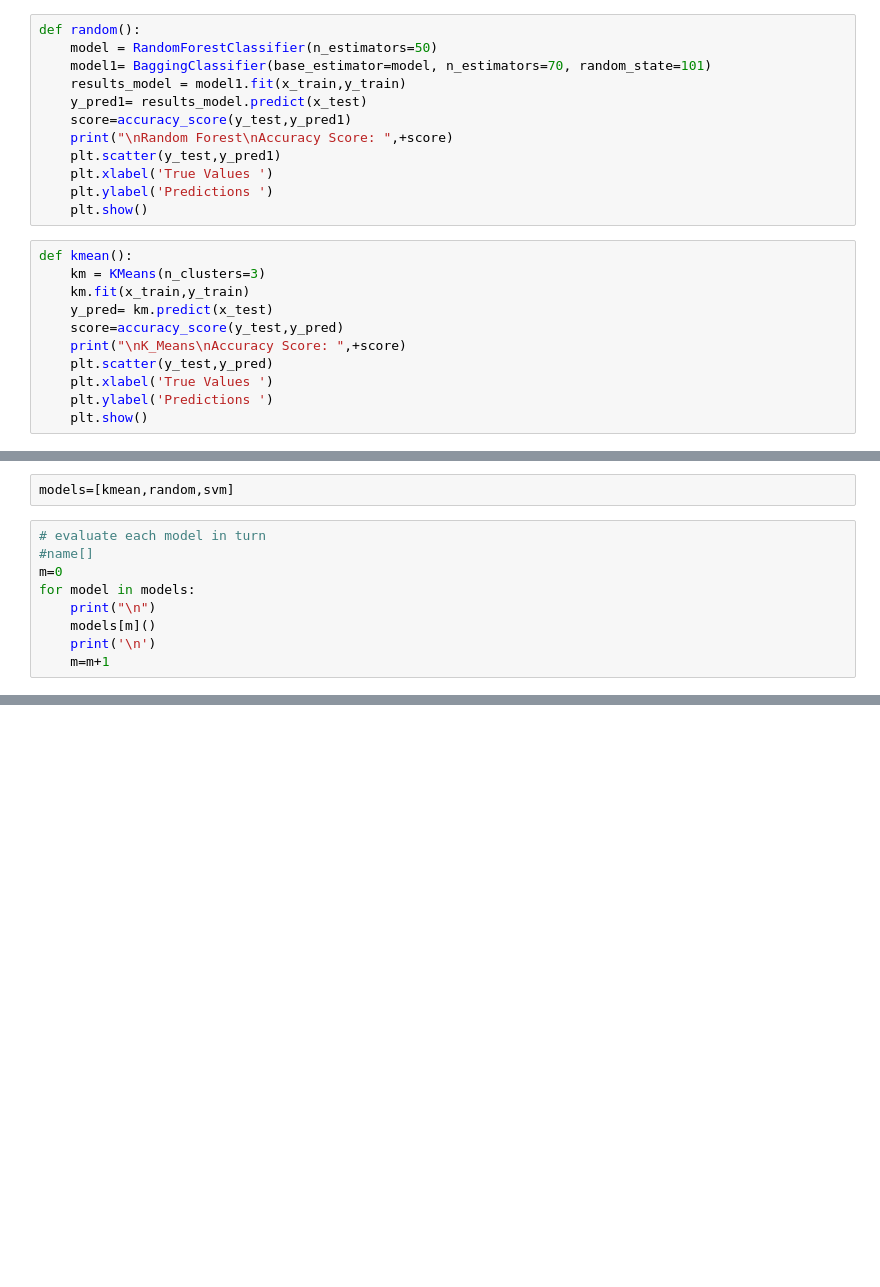
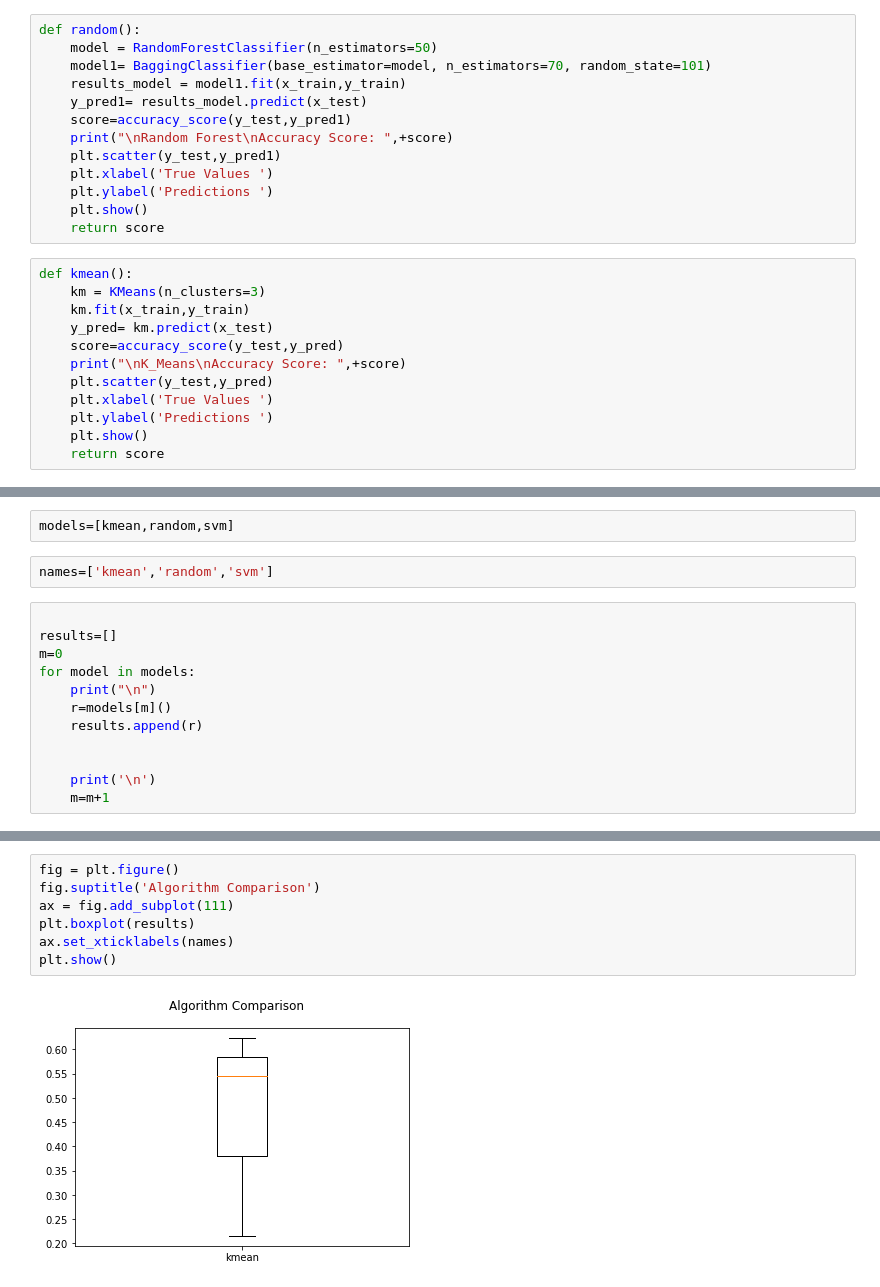
Before and after one commit to Anivesh-Agnihotri/Forest_Fire_control, a Jupyter notebook: comparison.ipynb, the cells around one changed output, grey strips where cells are left out. Cells and saved outputs as stored; diff of their text form; blank space fills up the shorter version.

```diff
--- a/comparison.ipynb
+++ b/comparison.ipynb
@@ -83,6 +84,7 @@ def random():
     plt.xlabel('True Values ')
     plt.ylabel('Predictions ')
     plt.show()
+    return score
 # %%
 def kmean():
     km = KMeans(n_clusters=3)
@@ -94,6 +96,7 @@ def kmean():
     plt.xlabel('True Values ')
     plt.ylabel('Predictions ')
     plt.show()
+    return score
 # %%
 def Linear():
     line= LinearRegression()
@@ -108,12 +112,17 @@ def Linear():
 # %%
 models=[kmean,random,svm]
+# %%
+names=['kmean','random','svm']
 # %%
-# evaluate each model in turn
-#name[]
+
+results=[]
 m=0
 for model in models:
     print("\n")
-    models[m]()
+    r=models[m]()
+    results.append(r)
+
+
     print('\n')
     m=m+1
 # %% [output]
@@ -153,0 +143,9 @@ Random Forest Tree RMSE:  0.8430848820024361
+# %%
+fig = plt.figure()
+fig.suptitle('Algorithm Comparison')
+ax = fig.add_subplot(111)
+plt.boxplot(results)
+ax.set_xticklabels(names)
+plt.show()
+# %% [output]
+[figure, added]
```
Also changed, not shown: parts of 6 cells of this notebook.
